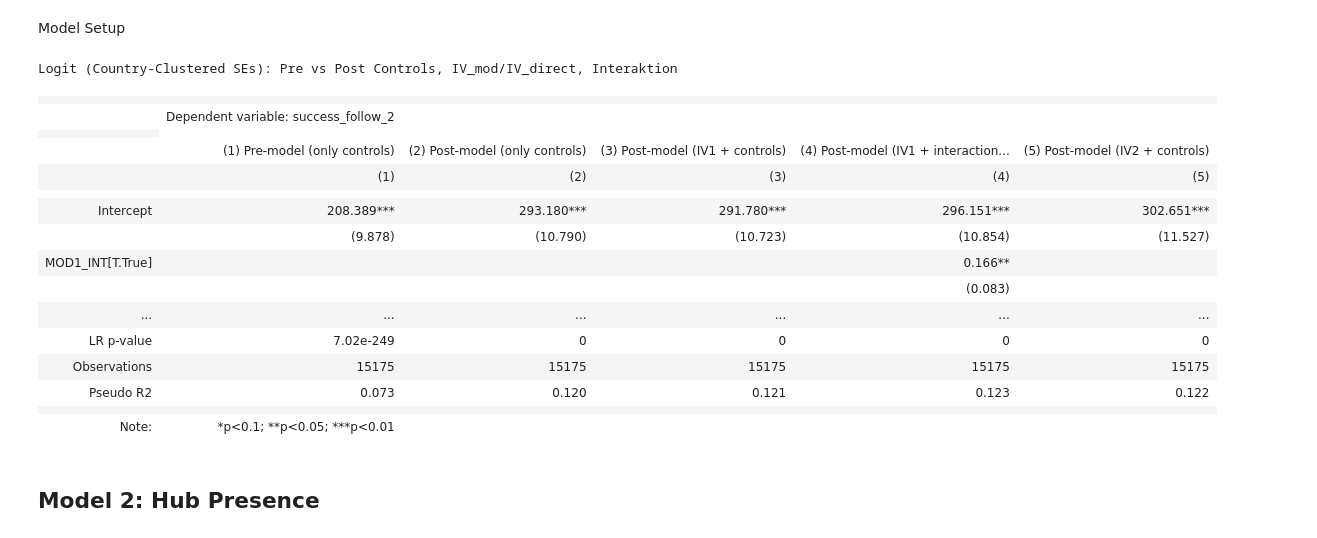
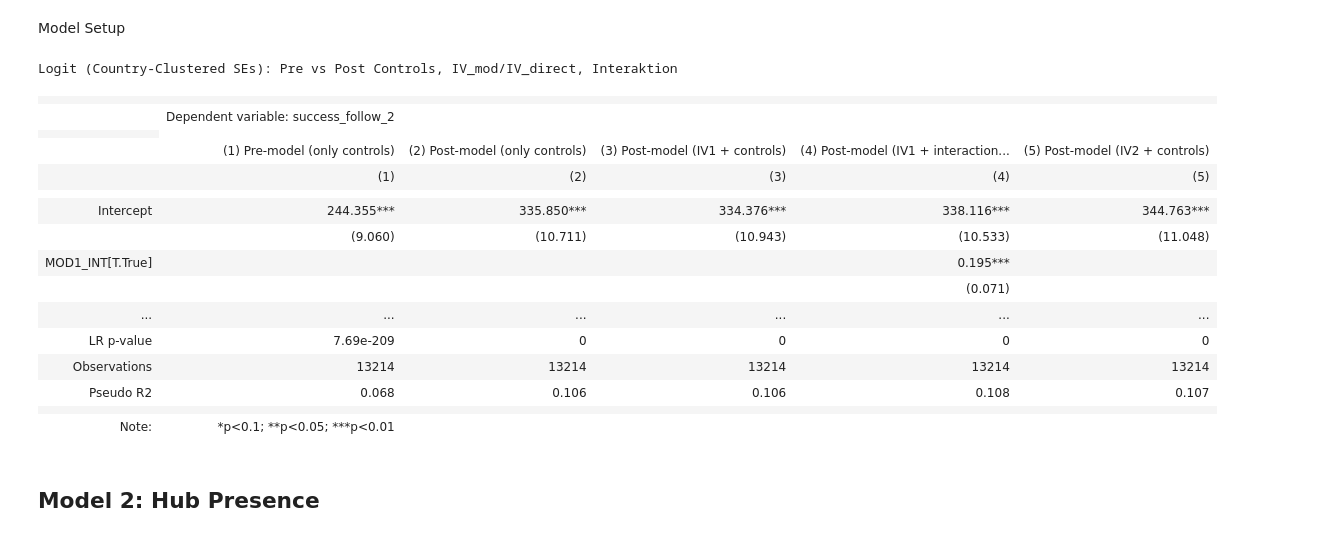
Before and after one commit to JDL05/thesis-spatial-seed-syndication, a Jupyter notebook: notebooks/data_operations.ipynb, the cells around one changed output. Saved outputs shown, nothing was run; the diff lists cells and outputs as text; code cells hidden in the pictures.

```diff
--- a/notebooks/data_operations.ipynb
+++ b/notebooks/data_operations.ipynb
@@ -1439,3 +1574,5 @@ df = df.reset_index(drop=True)
+# %%
+df = df.dropna(subset=['founders']).reset_index(drop=True)
 # %% [markdown]
 Outlier Cutting
 # %%
@@ -1447,6 +1584,6 @@ Remove countries with less than 50 entries
 # %%
 country_counts = df["hq_country"].value_counts()
-valid_countries = country_counts[country_counts >= 50].index
+valid_countries = country_counts[country_counts >= 100].index
 df = df[df["hq_country"].isin(valid_countries)].reset_index(drop=True)
 # %% [markdown]
 # Data Output
@@ -1482,12 +1618,12 @@ df.to_csv(output_path, index=False)
 # %%
 features = [
-    "founded_year", "b2b", "hub_binary", "number_of_founders", "female_founder", "grant_before_seed", "angel", "angel_round_binary",
+    "founded_year", "b2b", "hub_binary", "number_of_founders", "female_founder", "grant_before_seed", "angel_round_binary",
     "first_seed_round_year", "number_seed_rounds", "number_seed_investors", "pre_seed", "follow_on_investor",
     "low_seed_funding", "high_seed_funding", "duration_seed_stage", "lead_investor_in_seed", "all_homecountry_investors_in_seed_binary",
-    "regional_seed_investor_binary", "regional_seed_investor_institutional_binary", "no_syndication", "geo_syndication","regional_angel_investor",
+    "regional_seed_investor_binary", "regional_seed_investor_venture_capital_binary", "geo_syndication",
     "accelerator_seed_investor_binary", "incubator_seed_investor_binary", "micro_vc_seed_investor_binary", "corporate_venture_capital_seed_investor_binary",
-    "university_program_seed_investor_binary", "entrepreneurship_program_seed_investor_binary", "family_investment_office_seed_investor_binary",
-    "us_investor_binary", "top_university", "success", "post_seed_success", "exit_binary"
+    "university_program_seed_investor_binary", "entrepreneurship_program_seed_investor_binary", "family_investment_office_seed_investor_binary", "gdp",
+   "top_university", "success_follow_2", "follow_2", "exit_binary"
 ]
 
 summary = []
@@ -1523,3 +1642,30 @@ summary_df = pd.DataFrame(summary, columns=["Feature", "n", "mean", "sd", "min",
+# %%
+def format_min_max(val, vals):
+    unique_vals = set(vals.unique())
+
+    if unique_vals <= {0, 1} or unique_vals <= {True, False}:
+        if val is True or val == 1:
+            return 1
+        elif val is False or val == 0:
+            return 0
+        return int(bool(val))
+    return val
+
+summary = []
+for col in features:
+    vals = df[col].dropna()
+
+    if set(vals.unique()) <= {0, 1} or set(vals.unique()) <= {True, False}:
+        vals = vals.astype(int)
+    min_val = format_min_max(vals.min(), vals)
+    max_val = format_min_max(vals.max(), vals)
+    mean = np.round(vals.mean(), 3)
+    median = np.round(vals.median(), 3)
+    sd = np.round(vals.std(), 3)
+    percentage = np.round(vals.mean() * 100, 2)
+    summary.append([col, len(vals), min_val, max_val, mean, median, sd, percentage])
+
+summary_df = pd.DataFrame(summary, columns=["Feature", "n", "min", "max", "mean", "median", "sd", "percentage"])
 # %%
 feature_rename_map = {
     "founded_year": "Founding Year",
@@ -1636,7 +3108,7 @@ Model Setup
 # %%
 dependent_var = "success_follow_2"
 iv_direct     = "all_homecountry_investors_in_seed_binary"
-iv_mod        = "regional_seed_investor_binary"
+iv_mod        = "regional_seed_investor_venture_capital_binary"
 mod1          = "geo_syndication"
 
 # Pre Seed-Stage controls
@@ -1695,41 +3167,41 @@ stargazer = Stargazer([m1c, m2c, m3c, m4c, m5c])
 stargazer.title("Logit (Country-Clustered SEs): Pre vs Post Controls, IV_mod/IV_direct, Interaktion")
 stargazer.custom_columns(
     ["(1) Pre-model (only controls)", "(2) Post-model (only controls)", "(3) Post-model (IV1 + controls)", "(4) Post-model (IV1 + interaction + controls)", "(5) Post-model (IV2 + controls)"],
     [1, 1, 1, 1, 1]
 )
 
 stargazer.significance_levels([0.10, 0.05, 0.01])
 
 models = [m1c, m2c, m3c, m4c, m5c]
 
 def fmt2(x):
     return f"{x:,.2f}"
 
 loglik    = [fmt2(m.llf) for m in models]
 lr_chi2   = [fmt2(m.llr) for m in models]
 lr_pval   = [f"{m.llr_pvalue:.3g}" for m in models]
 
 stargazer.add_line("Log-Likelihood", loglik)
 stargazer.add_line("LR Chi\u00b2", lr_chi2)
 stargazer.add_line("LR p-value", lr_pval)
 
 HTML(stargazer.render_html())
 # %% [output]
 Logit (Country-Clustered SEs): Pre vs Post Controls, IV_mod/IV_direct, Interaktion
 |  |  |  |  |  |  |
 |  | Dependent variable: success_follow_2 |  |  |  |  |
 |  |
 |  | (1) Pre-model (only controls) | (2) Post-model (only controls) | (3) Post-model (IV1 + controls) | (4) Post-model (IV1 + interaction... | (5) Post-model (IV2 + controls) |
 |  | (1) | (2) | (3) | (4) | (5) |
 |  |  |  |  |  |  |
-| Intercept | 208.389*** | 293.180*** | 291.780*** | 296.151*** | 302.651*** |
-|  | (9.878) | (10.790) | (10.723) | (10.854) | (11.527) |
-| MOD1_INT[T.True] |  |  |  | 0.166** |  |
-|  |  |  |  | (0.083) |  |
+| Intercept | 244.355*** | 335.850*** | 334.376*** | 338.116*** | 344.763*** |
+|  | (9.060) | (10.711) | (10.943) | (10.533) | (11.048) |
+| MOD1_INT[T.True] |  |  |  | 0.195*** |  |
+|  |  |  |  | (0.071) |  |
 | ... | ... | ... | ... | ... | ... |
-| LR p-value | 7.02e-249 | 0 | 0 | 0 | 0 |  |  |  |  |  |  |
-| Observations | 15175 | 15175 | 15175 | 15175 | 15175 |
-| Pseudo R2 | 0.073 | 0.120 | 0.121 | 0.123 | 0.122 |
+| LR p-value | 7.69e-209 | 0 | 0 | 0 | 0 |  |  |  |  |  |  |
+| Observations | 13214 | 13214 | 13214 | 13214 | 13214 |
+| Pseudo R2 | 0.068 | 0.106 | 0.106 | 0.108 | 0.107 |
 |  |  |  |  |  |  |
 | Note: | *p<0.1; **p<0.05; ***p<0.01 |  |  |  |  |
 # %% [markdown]
```
Also changed, not shown: parts of 116 cells of this notebook, 34 other files.
